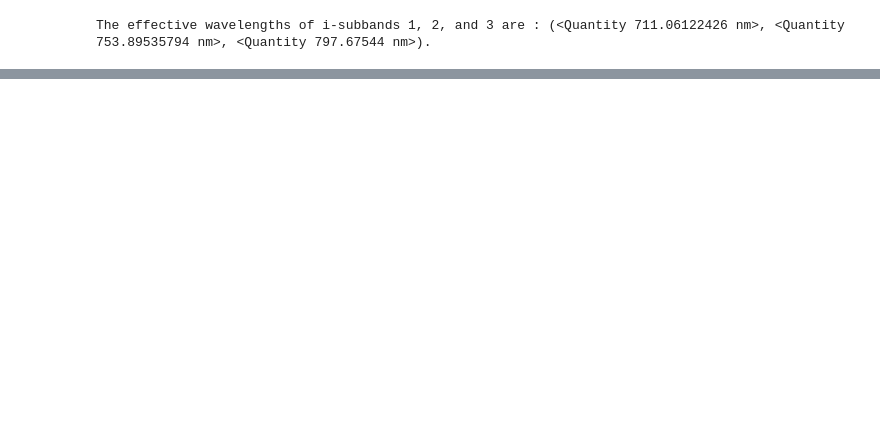
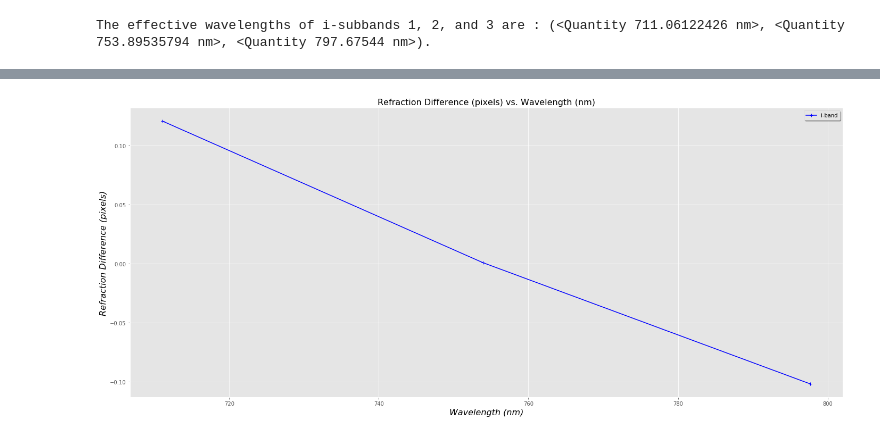
Before and after one commit to abudlong/Astro499, a Jupyter notebook: A499_Winter22_Assignment3.ipynb, the cells around one changed output, grey strips where cells are left out. Drawn from its saved outputs; the diff is of its cells as text; code cells hidden in the pictures; blank space fills up the shorter version.

```diff
--- a/A499_Winter22_Assignment3.ipynb
+++ b/A499_Winter22_Assignment3.ipynb
@@ -238,0 +370,6 @@ for z, s in zip(redshifts, spectra_obs):
+# %%
+# I-Subband
+
+plot_subbands(iband_wavelength, iband_throughput, 'i-band')
+# %% [output]
+[figure, added]
```
Also changed, not shown: parts of 46 cells of this notebook.
